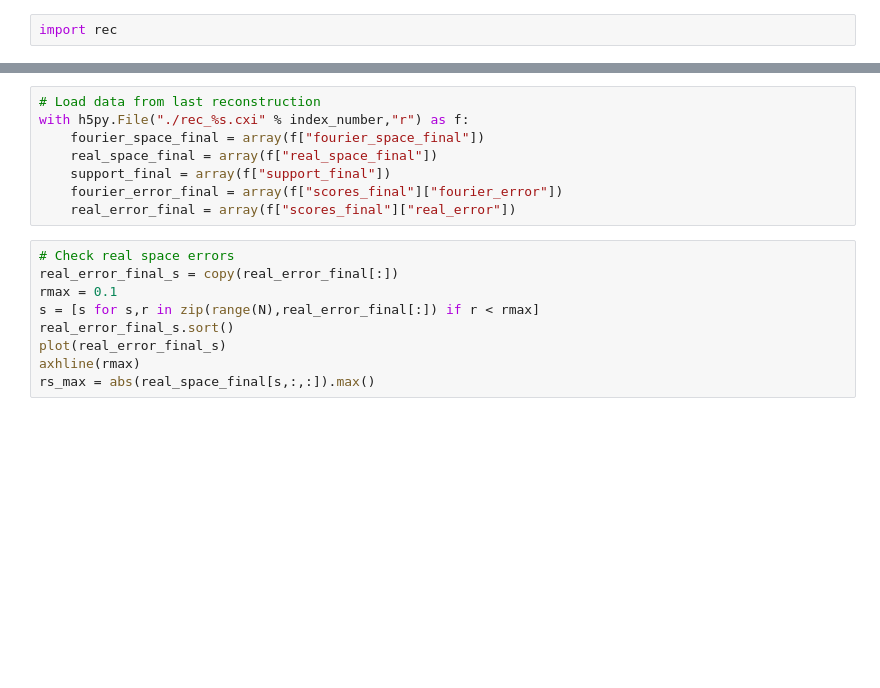
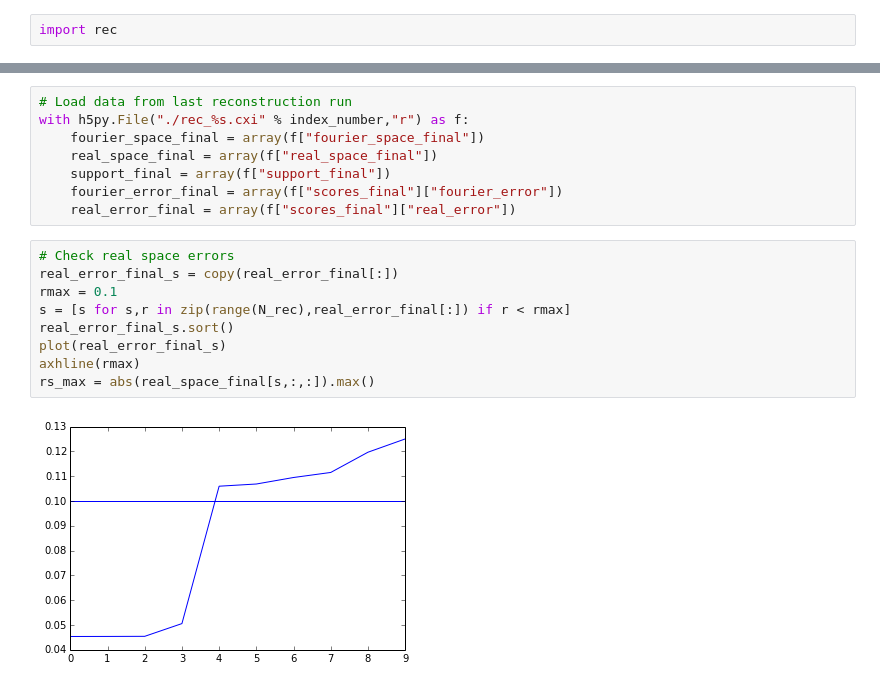
Before and after one commit to mhantke/pbcvcdi, a Jupyter notebook: Phasing2x2-dict-dist.RS.ipynb, the cells around one changed output, grey strips where cells are left out. Drawn from its saved outputs; the diff is of its cells as text; blank space fills up the shorter version.

```diff
--- a/Phasing2x2-dict-dist.RS.ipynb
+++ b/Phasing2x2-dict-dist.RS.ipynb
@@ -106,5 +196,5 @@ W.close()
 # %%
-# Load data from last reconstruction
+# Load data from last reconstruction run
 with h5py.File("./rec_%s.cxi" % index_number,"r") as f:
     fourier_space_final = array(f["fourier_space_final"])
     real_space_final = array(f["real_space_final"])
@@ -114,12 +204,14 @@ with h5py.File("./rec_%s.cxi" % index_number,"r") as f:
 # %%
 # Check real space errors
 real_error_final_s = copy(real_error_final[:])
 rmax = 0.1
-s = [s for s,r in zip(range(N),real_error_final[:]) if r < rmax]
+s = [s for s,r in zip(range(N_rec),real_error_final[:]) if r < rmax]
 real_error_final_s.sort()
 plot(real_error_final_s)
 axhline(rmax)
 rs_max = abs(real_space_final[s,:,:]).max()
+# %% [output]
+[figure, added]
 # %%
 # Adjust fourier error threshold
 fourier_error_final_s = copy(fourier_error_final[:])
```
Also changed, not shown: parts of 16 cells of this notebook, 2 other files.
